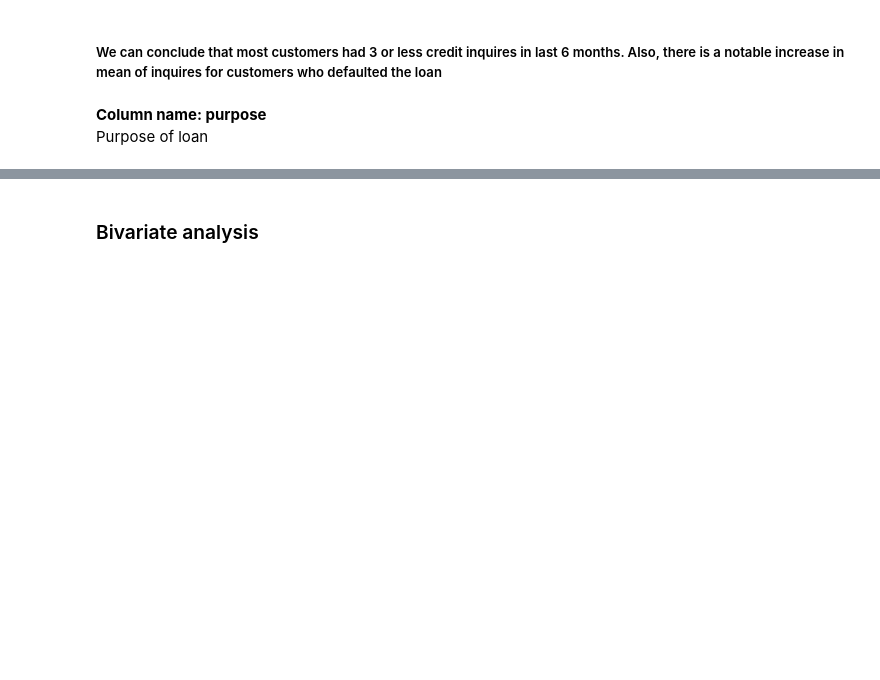
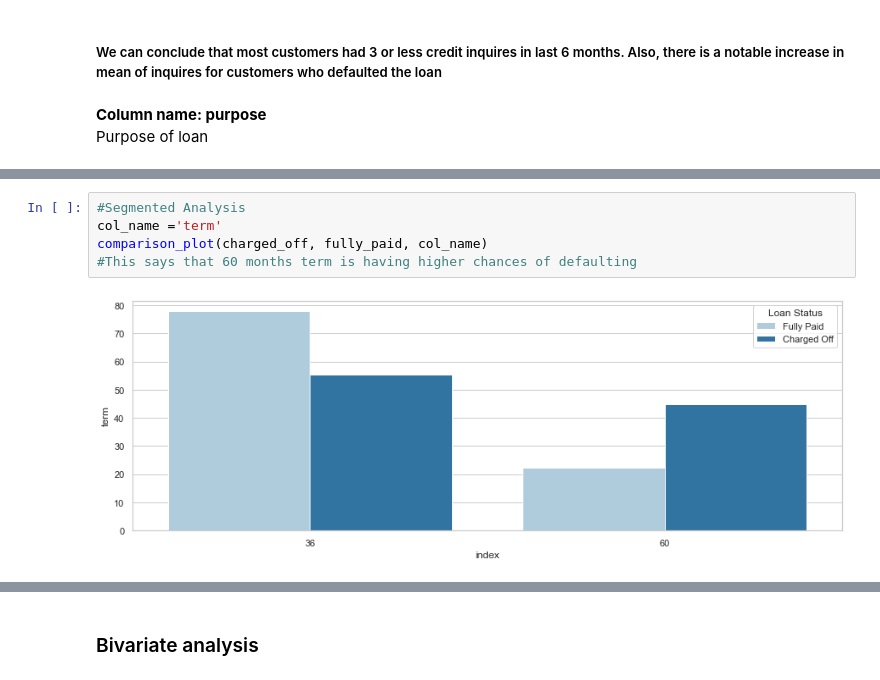
Before and after one commit to Utkarsh4610/LendingClub, a Jupyter notebook: LendingClubCaseStudy.ipynb, the cells around one changed output, grey strips where cells are left out. Saved outputs shown, nothing was run; the diff lists cells and outputs as text; blank space fills up the shorter version.

```diff
--- a/LendingClubCaseStudy.ipynb
+++ b/LendingClubCaseStudy.ipynb
@@ -582,0 +631,7 @@ plt.show()
+# %%
+#Segmented Analysis
+col_name ='term'
+comparison_plot(charged_off, fully_paid, col_name)
+#This says that 60 months term is having higher chances of defaulting
+# %% [output]
+[figure, added]
```
Also changed, not shown: parts of 17 cells of this notebook.
